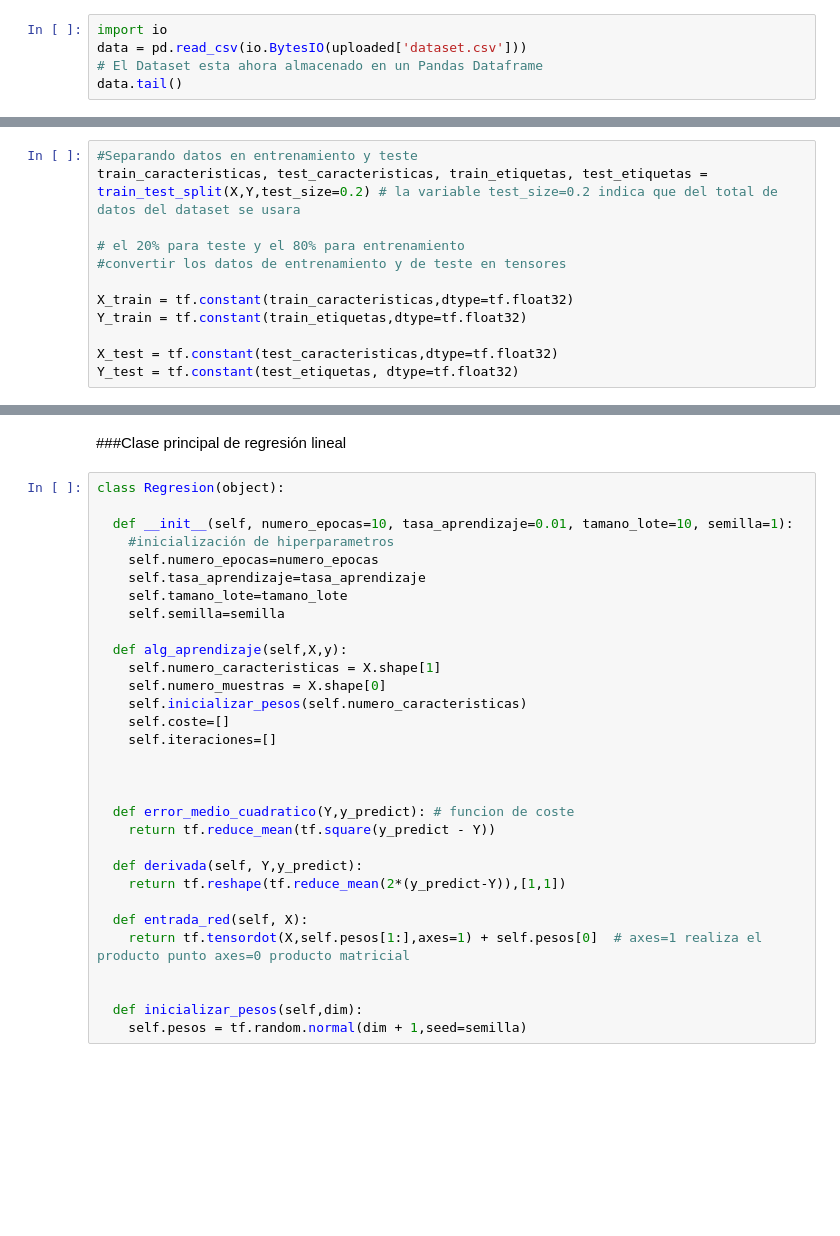
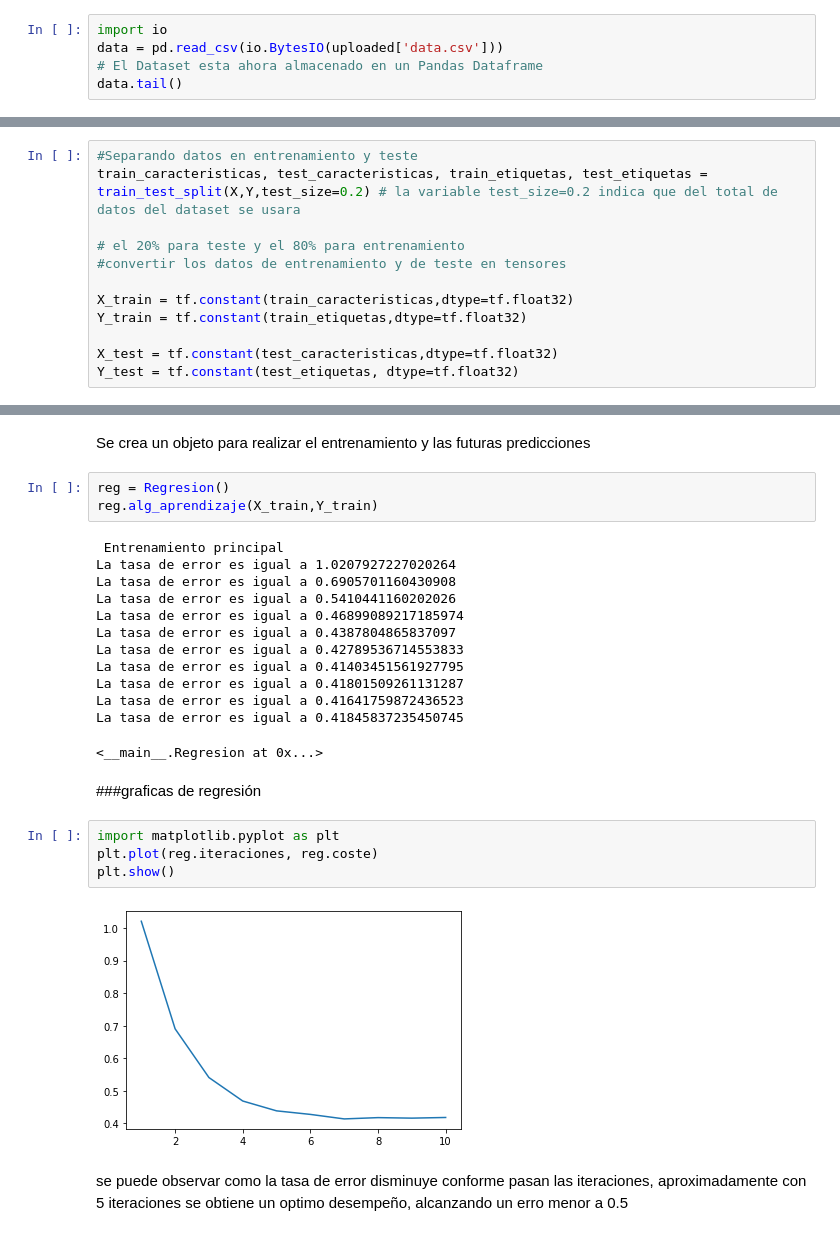
Before and after one commit to TottiPuc/Machine_learning, a Jupyter notebook: Regresion_lineal_tensorflow.ipynb, the cells around one changed output, grey strips where cells are left out. Drawn from its saved outputs; the diff is of its cells as text; blank space fills up the shorter version.

Commit message:
entrenamiento y teste del modelo de regresión

```diff
--- a/Regresion_lineal_tensorflow.ipynb
+++ b/Regresion_lineal_tensorflow.ipynb
@@ -57,6 +60,6 @@ uploaded = files.upload()
 # %%
 import io
-data = pd.read_csv(io.BytesIO(uploaded['dataset.csv']))
+data = pd.read_csv(io.BytesIO(uploaded['data.csv']))
 # El Dataset esta ahora almacenado en un Pandas Dataframe
 data.tail()
 # %% [output]
@@ -91,33 +166,28 @@ Y_test = tf.constant(test_etiquetas, dtype=tf.float32)
+# %% [markdown]
+Se crea un objeto para realizar el entrenamiento y las futuras predicciones
+# %%
+reg = Regresion()
+reg.alg_aprendizaje(X_train,Y_train)
+# %% [output]
+ Entrenamiento principal
+La tasa de error es igual a 1.0207927227020264
+La tasa de error es igual a 0.6905701160430908
+La tasa de error es igual a 0.5410441160202026
+La tasa de error es igual a 0.46899089217185974
+La tasa de error es igual a 0.4387804865837097
+La tasa de error es igual a 0.42789536714553833
+La tasa de error es igual a 0.41403451561927795
+La tasa de error es igual a 0.41801509261131287
+La tasa de error es igual a 0.41641759872436523
+La tasa de error es igual a 0.41845837235450745
+<__main__.Regresion at 0x...>
 # %% [markdown]
-###Clase principal de regresión lineal
+###graficas de regresión
-# %%
-class Regresion(object):
-
-  def __init__(self, numero_epocas=10, tasa_aprendizaje=0.01, tamano_lote=10, semilla=1):
-    #inicialización de hiperparametros
-    self.numero_epocas=numero_epocas
-    self.tasa_aprendizaje=tasa_aprendizaje
-    self.tamano_lote=tamano_lote
-    self.semilla=semilla
-
-  def alg_aprendizaje(self,X,y):
-    self.numero_caracteristicas = X.shape[1]
-    self.numero_muestras = X.shape[0]
-    self.inicializar_pesos(self.numero_caracteristicas)
-    self.coste=[]
-    self.iteraciones=[]
-
-
-
-  def error_medio_cuadratico(Y,y_predict): # funcion de coste
-    return tf.reduce_mean(tf.square(y_predict - Y))
-
-  def derivada(self, Y,y_predict):
-    return tf.reshape(tf.reduce_mean(2*(y_predict-Y)),[1,1])
-
-  def entrada_red(self, X):
-    return tf.tensordot(X,self.pesos[1:],axes=1) + self.pesos[0]  # axes=1 realiza el producto punto axes=0 producto matricial
-
-
-  def inicializar_pesos(self,dim):
-    self.pesos = tf.random.normal(dim + 1,seed=semilla)
+# %%
+import matplotlib.pyplot as plt
+plt.plot(reg.iteraciones, reg.coste)
+plt.show()
+# %% [output]
+[figure, added]
+# %% [markdown]
+se puede observar como la tasa de error disminuye conforme pasan las iteraciones, aproximadamente con 5 iteraciones se obtiene un optimo desempeño, alcanzando un erro menor a 0.5
```
Also changed, not shown: parts of 8 cells of this notebook.
